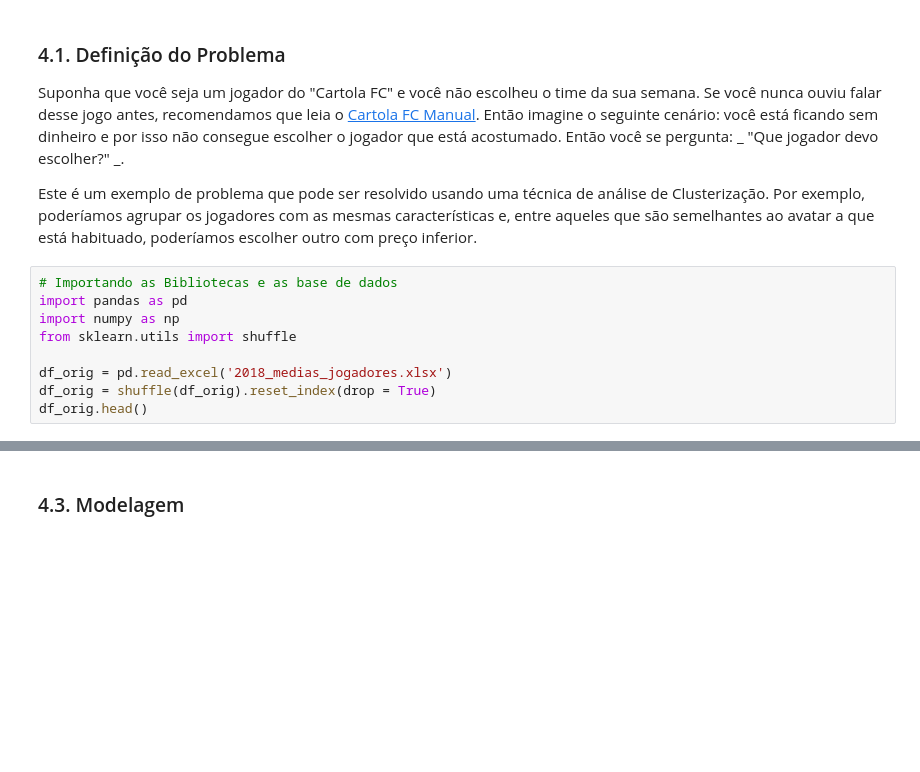
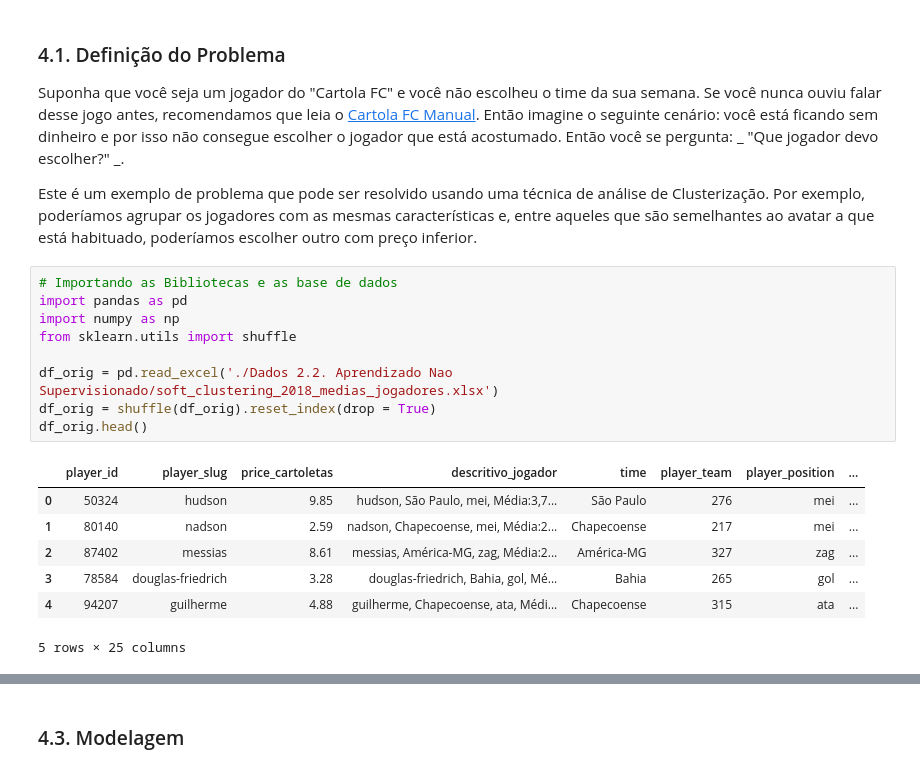
Before and after one commit to gilandrade/Trilha-Data-Science, a Jupyter notebook: Aula 2 - EDA e Aprendizado não Supervisionado/2.2.GilAndradeGontijo.ipynb, the cells around one changed output, grey strips where cells are left out. Cells and saved outputs as stored; diff of their text form; blank space fills up the shorter version.

```diff
--- a/Aula 2 - EDA e Aprendizado não Supervisionado/2.2.GilAndradeGontijo.ipynb
+++ b/Aula 2 - EDA e Aprendizado não Supervisionado/2.2.GilAndradeGontijo.ipynb
@@ -862,12 +889,20 @@ Este é um exemplo de problema que pode ser resolvido usando uma técnica de an
 # %%
 # Importando as Bibliotecas e as base de dados
 import pandas as pd
 import numpy as np
 from sklearn.utils import shuffle
 
-df_orig = pd.read_excel('2018_medias_jogadores.xlsx')
+df_orig = pd.read_excel('./Dados 2.2. Aprendizado Nao Supervisionado/soft_clustering_2018_medias_jogadores.xlsx')
 df_orig = shuffle(df_orig).reset_index(drop = True)
 df_orig.head()
+# %% [output]
+|  | player_id | player_slug | price_cartoletas | descritivo_jogador | time | player_team | player_position | ... |
+| 0 | 50324 | hudson | 9.85 | hudson, São Paulo, mei, Média:3,7... | São Paulo | 276 | mei | ... |
+| 1 | 80140 | nadson | 2.59 | nadson, Chapecoense, mei, Média:2... | Chapecoense | 217 | mei | ... |
+| 2 | 87402 | messias | 8.61 | messias, América-MG, zag, Média:2... | América-MG | 327 | zag | ... |
+| 3 | 78584 | douglas-friedrich | 3.28 | douglas-friedrich, Bahia, gol, Mé... | Bahia | 265 | gol | ... |
+| 4 | 94207 | guilherme | 4.88 | guilherme, Chapecoense, ata, Médi... | Chapecoense | 315 | ata | ... |
+5 rows × 25 columns
 # %% [markdown]
 <a id="initial_analysis_soft_clustering"></a>
 ### 4.2. Análises Iniciais
```
Also changed, not shown: parts of 24 cells of this notebook, 3 other files.
